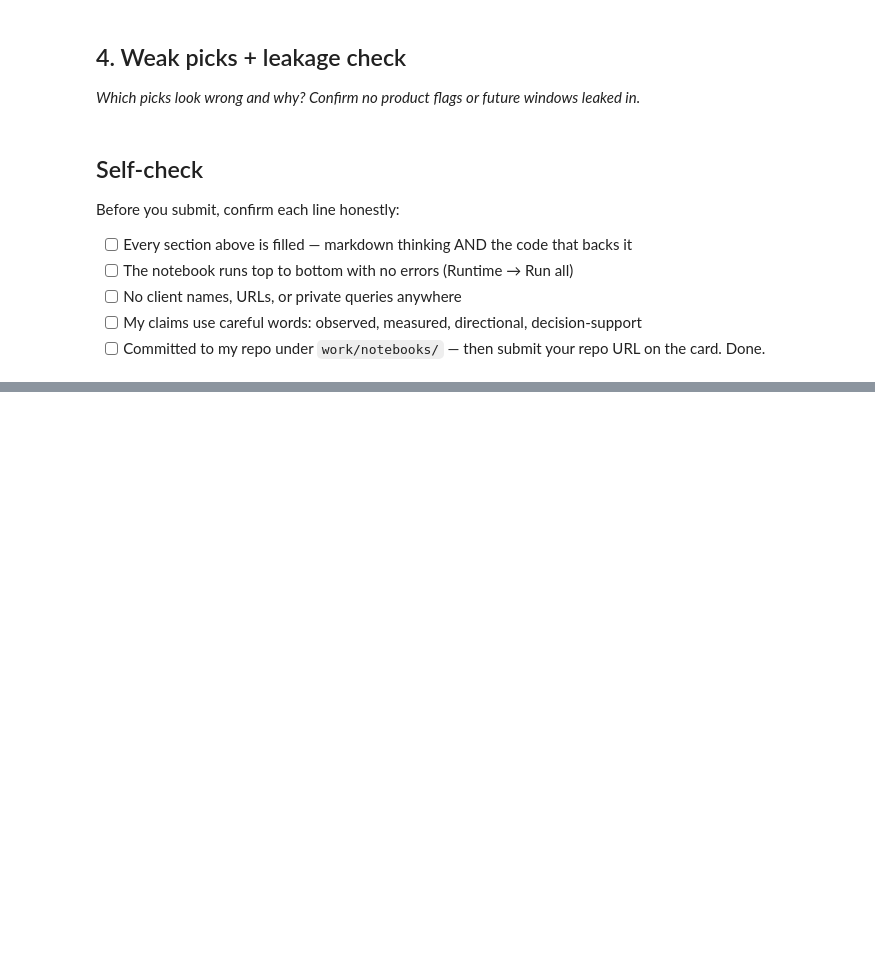
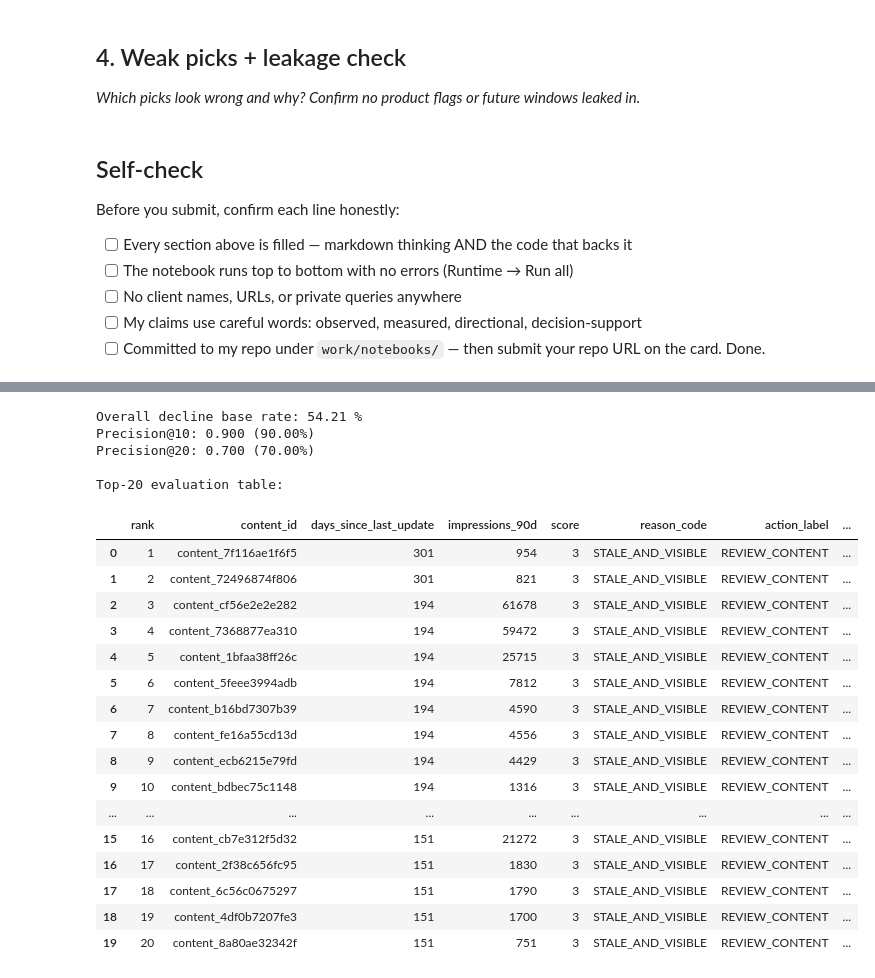
Before and after one commit to saibalaji2004/Flyrank-intern-repo, a Jupyter notebook: work/notebooks/w04_baseline_score.ipynb, the cells around one changed output, grey strips where cells are left out. Drawn from its saved outputs; the diff is of its cells as text; code cells hidden in the pictures; blank space fills up the shorter version.

Commit message:
Complete ML-07 baseline scoring and top-20 review

```diff
--- a/work/notebooks/w04_baseline_score.ipynb
+++ b/work/notebooks/w04_baseline_score.ipynb
@@ -46,0 +454,66 @@ Before you submit, confirm each line honestly:
+# %%
+
+# Evaluate the ranked queue.
+# trend_direction is used ONLY for evaluation, never for scoring.
+
+evaluation = ranked.copy()
+
+evaluation["decline_outcome"] = (
+    evaluation["trend_direction"]
+    .astype("string")
+    .str.lower()
+    .eq("down")
+    & evaluation["trend_direction"].notna()
+)
+
+base_rate = evaluation["decline_outcome"].mean()
+
+print("Overall decline base rate:", round(base_rate * 100, 2), "%")
+
+for k in [10, 20]:
+    top_k = evaluation.head(k)
+    precision_k = top_k["decline_outcome"].mean()
+
+    print(
+        f"Precision@{k}: {precision_k:.3f} "
+        f"({precision_k * 100:.2f}%)"
+    )
+
+print("\nTop-20 evaluation table:")
+display(
+    evaluation.head(20)[
+        [
+            "rank",
+            "content_id",
+            "days_since_last_update",
+            "impressions_90d",
+            "score",
+            "reason_code",
+            "action_label",
+            "decline_outcome",
+        ]
+    ]
+)
+# %% [output]
+Overall decline base rate: 54.21 %
+Precision@10: 0.900 (90.00%)
+Precision@20: 0.700 (70.00%)
+
+Top-20 evaluation table:
+|  | rank | content_id | days_since_last_update | impressions_90d | score | reason_code | action_label | ... |
+| 0 | 1 | content_7f116ae1f6f5 | 301 | 954 | 3 | STALE_AND_VISIBLE | REVIEW_CONTENT | ... |
+| 1 | 2 | content_72496874f806 | 301 | 821 | 3 | STALE_AND_VISIBLE | REVIEW_CONTENT | ... |
+| 2 | 3 | content_cf56e2e2e282 | 194 | 61678 | 3 | STALE_AND_VISIBLE | REVIEW_CONTENT | ... |
+| 3 | 4 | content_7368877ea310 | 194 | 59472 | 3 | STALE_AND_VISIBLE | REVIEW_CONTENT | ... |
+| 4 | 5 | content_1bfaa38ff26c | 194 | 25715 | 3 | STALE_AND_VISIBLE | REVIEW_CONTENT | ... |
+| 5 | 6 | content_5feee3994adb | 194 | 7812 | 3 | STALE_AND_VISIBLE | REVIEW_CONTENT | ... |
+| 6 | 7 | content_b16bd7307b39 | 194 | 4590 | 3 | STALE_AND_VISIBLE | REVIEW_CONTENT | ... |
+| 7 | 8 | content_fe16a55cd13d | 194 | 4556 | 3 | STALE_AND_VISIBLE | REVIEW_CONTENT | ... |
+| 8 | 9 | content_ecb6215e79fd | 194 | 4429 | 3 | STALE_AND_VISIBLE | REVIEW_CONTENT | ... |
+| 9 | 10 | content_bdbec75c1148 | 194 | 1316 | 3 | STALE_AND_VISIBLE | REVIEW_CONTENT | ... |
+| ... | ... | ... | ... | ... | ... | ... | ... | ... |
+| 15 | 16 | content_cb7e312f5d32 | 151 | 21272 | 3 | STALE_AND_VISIBLE | REVIEW_CONTENT | ... |
+| 16 | 17 | content_2f38c656fc95 | 151 | 1830 | 3 | STALE_AND_VISIBLE | REVIEW_CONTENT | ... |
+| 17 | 18 | content_6c56c0675297 | 151 | 1790 | 3 | STALE_AND_VISIBLE | REVIEW_CONTENT | ... |
+| 18 | 19 | content_4df0b7207fe3 | 151 | 1700 | 3 | STALE_AND_VISIBLE | REVIEW_CONTENT | ... |
+| 19 | 20 | content_8a80ae32342f | 151 | 751 | 3 | STALE_AND_VISIBLE | REVIEW_CONTENT | ... |
```
Also changed, not shown: parts of 10 cells of this notebook.
